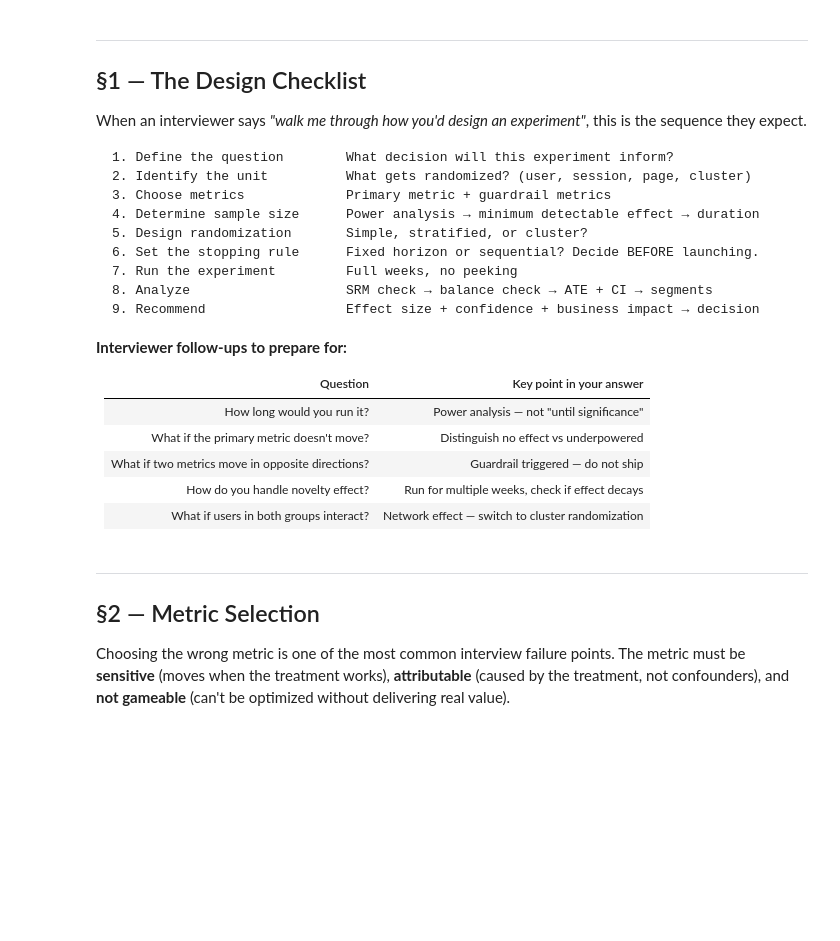
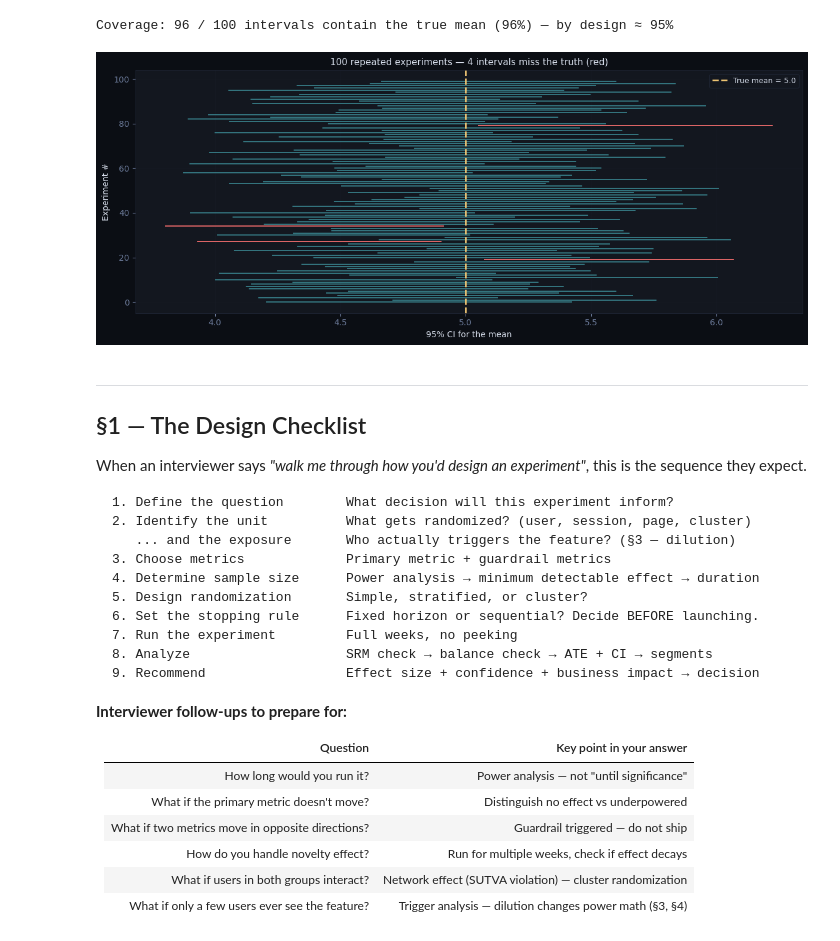
Before and after one commit to KelinZhong/StudyNotes, a Jupyter notebook: Experiment/Exp_Design.ipynb, the cells around one changed output. Saved outputs shown, nothing was run; the diff lists cells and outputs as text; code cells hidden in the pictures; blank space fills up the shorter version.

````diff
--- a/Experiment/Exp_Design.ipynb
+++ b/Experiment/Exp_Design.ipynb
@@ -17,3 +107,31 @@
+# %%
+# ── What "95% confidence" actually means: coverage of the PROCEDURE ─────────
+np.random.seed(7)
+true_mu, sigma, n, n_sims = 5.0, 2.0, 50, 100
+
+lo, hi = np.empty(n_sims), np.empty(n_sims)
+for i in range(n_sims):
+    x = np.random.normal(true_mu, sigma, n)
+    se = x.std(ddof=1) / np.sqrt(n)
+    lo[i], hi[i] = x.mean() - 1.96 * se, x.mean() + 1.96 * se
+
+miss = (true_mu < lo) | (true_mu > hi)
+print(f"Coverage: {(~miss).sum()} / {n_sims} intervals contain the true mean "
+      f"({(~miss).mean():.0%}) — by design ≈ 95%")
+
+fig, ax = dark_fig(figsize=(12, 5))
+order = np.arange(n_sims)
+for i in order:
+    c = RED if miss[i] else CYAN
+    ax.plot([lo[i], hi[i]], [i, i], color=c, lw=1.4, alpha=0.9 if miss[i] else 0.55)
+ax.axvline(true_mu, color=AMBER, lw=2, ls='--', label=f'True mean = {true_mu}')
+style_labels(ax, xlabel='95% CI for the mean', ylabel='Experiment #',
+             title=f'100 repeated experiments — {miss.sum()} intervals miss the truth (red)')
+dark_legend(ax)
+plt.tight_layout(); plt.show()
+# %% [output]
+Coverage: 96 / 100 intervals contain the true mean (96%) — by design ≈ 95%
+[figure, added]
 # %% [markdown]
 ---
 ## §1 — The Design Checklist
@@ -23,6 +141,7 @@ When an interviewer says *"walk me through how you'd design an experiment"*, thi
 ```
 1. Define the question        What decision will this experiment inform?
 2. Identify the unit          What gets randomized? (user, session, page, cluster)
+   ... and the exposure       Who actually triggers the feature? (§3 — dilution)
 3. Choose metrics             Primary metric + guardrail metrics
 4. Determine sample size      Power analysis → minimum detectable effect → duration
 5. Design randomization       Simple, stratified, or cluster?
@@ -40,10 +159,6 @@ When an interviewer says *"walk me through how you'd design an experiment"*, thi
 | What if the primary metric doesn't move? | Distinguish no effect vs underpowered |
 | What if two metrics move in opposite directions? | Guardrail triggered — do not ship |
 | How do you handle novelty effect? | Run for multiple weeks, check if effect decays |
-| What if users in both groups interact? | Network effect — switch to cluster randomization |
+| What if users in both groups interact? | Network effect (SUTVA violation) — cluster randomization |
+| What if only a few users ever see the feature? | Trigger analysis — dilution changes power math (§3, §4) |
-# %% [markdown]
----
-## §2 — Metric Selection
-
-Choosing the wrong metric is one of the most common interview failure points. The metric must be **sensitive** (moves when the treatment works), **attributable** (caused by the treatment, not confounders), and **not gameable** (can't be optimized without delivering real value).
 # %% [markdown]
````
Also changed, not shown: parts of 22 cells of this notebook.
